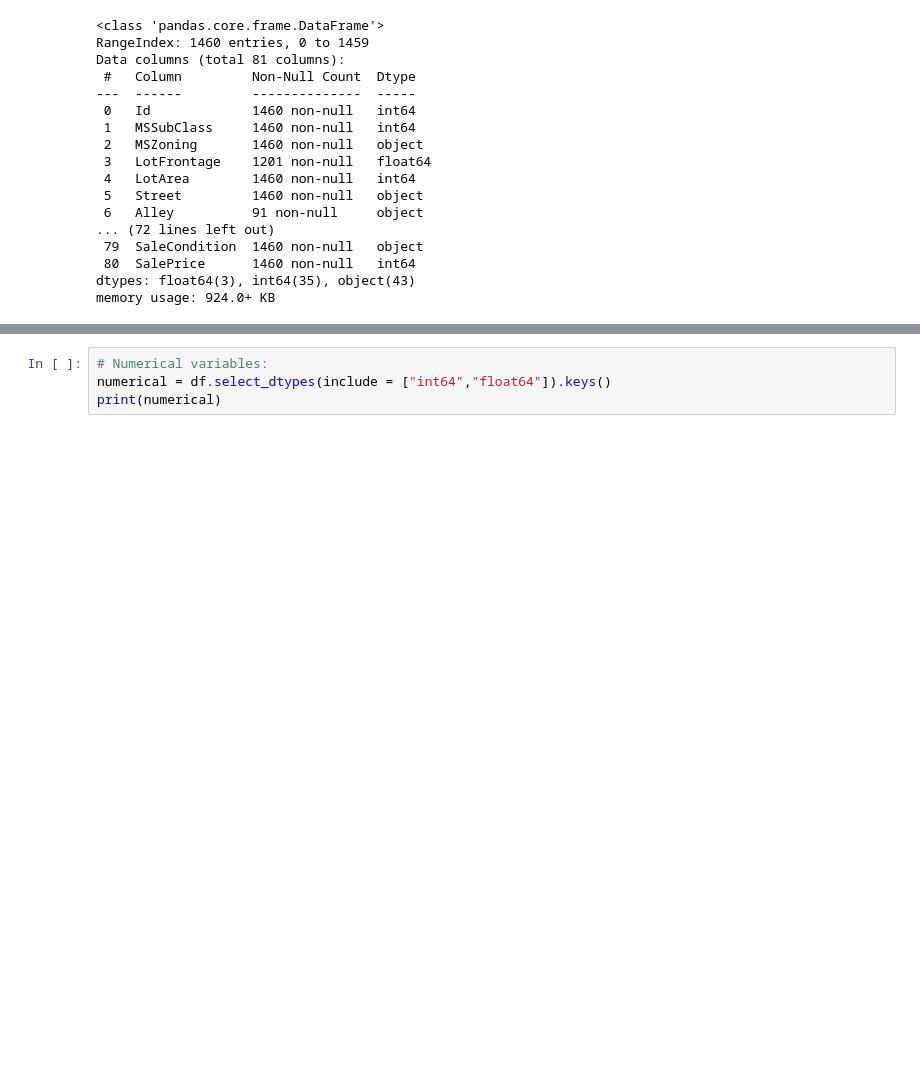
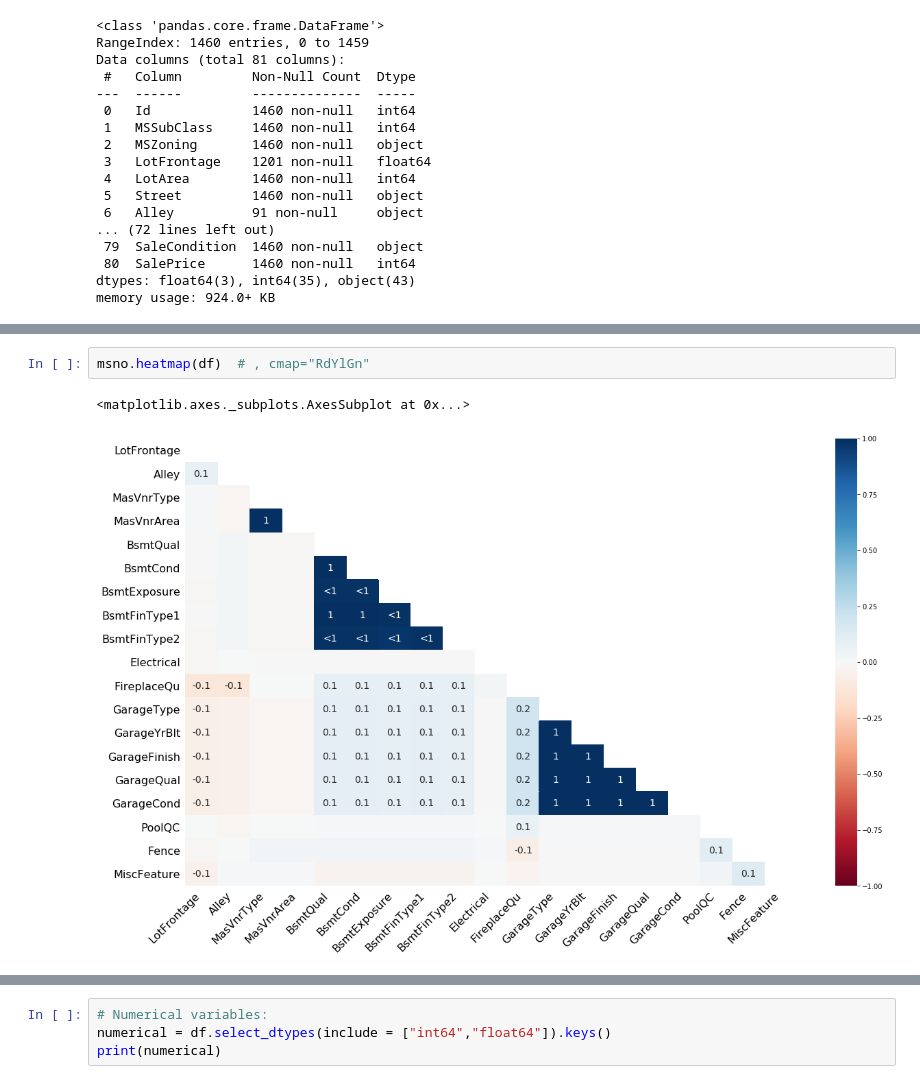
Before and after one commit to huahuawong/datascience-essentials, a Jupyter notebook: 4. Data-science-workflow/Data_cleaning_missing_data.ipynb, the cells around one changed output, grey strips where cells are left out. Saved outputs shown, nothing was run; the diff lists cells and outputs as text; blank space fills up the shorter version.

```diff
--- a/4. Data-science-workflow/Data_cleaning_missing_data.ipynb
+++ b/4. Data-science-workflow/Data_cleaning_missing_data.ipynb
@@ -54,0 +158,5 @@ Seems like we have some features with missing data. Let's start with numerical f
+# %%
+msno.heatmap(df)  # , cmap="RdYlGn"
+# %% [output]
+<matplotlib.axes._subplots.AxesSubplot at 0x...>
+[figure, added]
```
Also changed, not shown: parts of 31 cells of this notebook.
